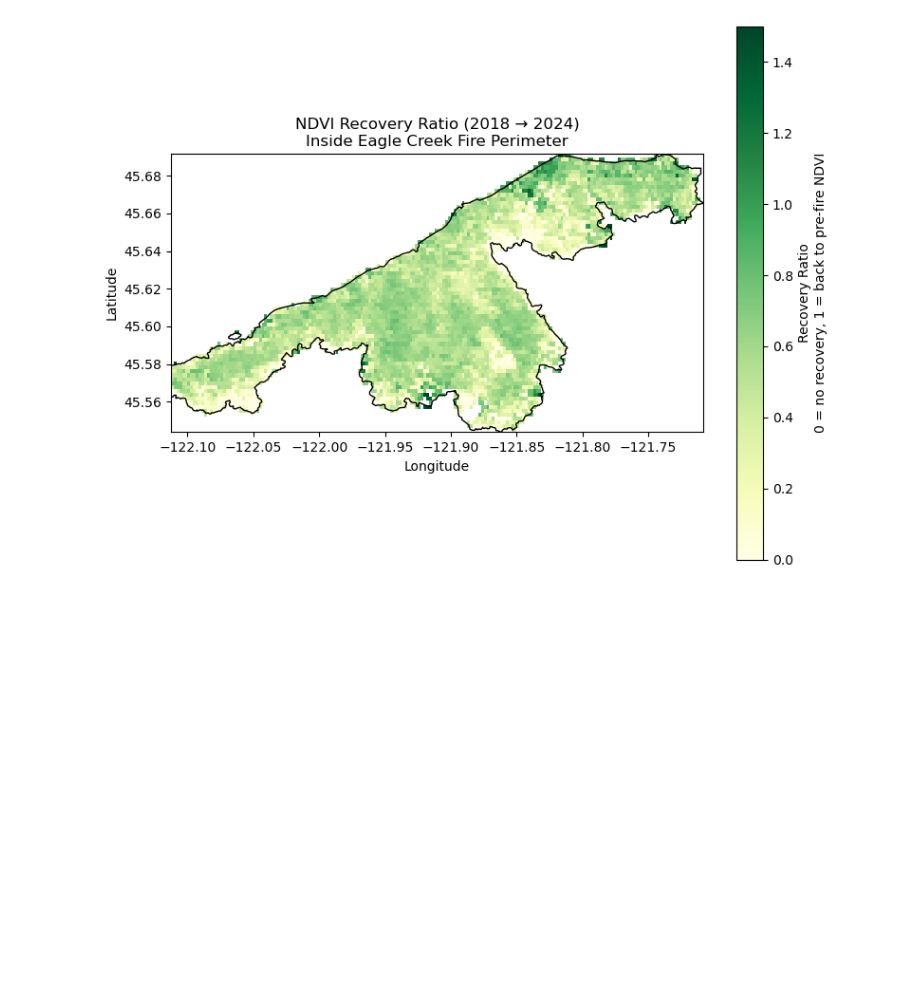
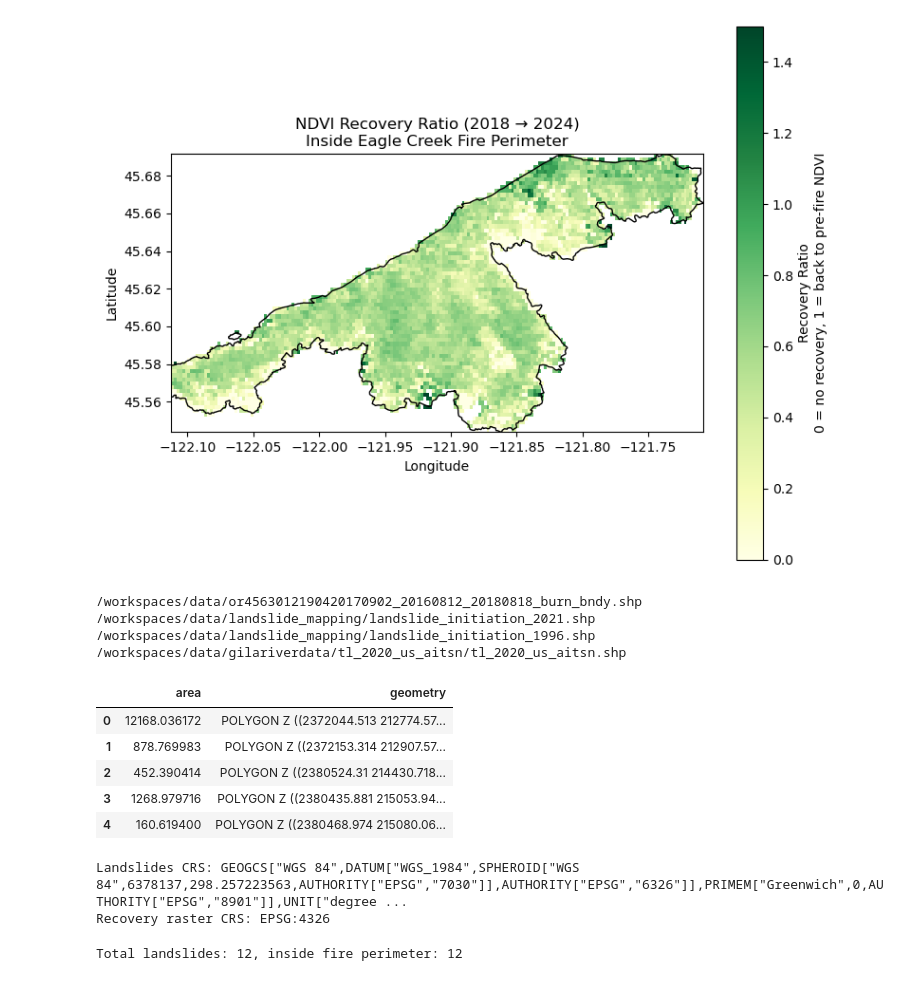
Before and after one commit to earthlab-education/04-vegetation-tkbravo, a Jupyter notebook: notebooks/fire.ipynb, the cells around one changed output. Saved outputs shown, nothing was run; the diff lists cells and outputs as text; code cells hidden in the pictures; blank space fills up the shorter version.

```diff
--- a/notebooks/fire.ipynb
+++ b/notebooks/fire.ipynb
@@ -705,3 +707,47 @@ Recovery stats (ignoring NaN):
   min: -2.1800005
   5th, 50th, 95th percentiles: [-0.10560452  0.51275975  0.79308757]
 [figure]
+# %%
+for shp in Path("/workspaces").rglob("*.shp"):
+    print(shp)
+# %% [output]
+/workspaces/data/or4563012190420170902_20160812_20180818_burn_bndy.shp
+/workspaces/data/landslide_mapping/landslide_initiation_2021.shp
+/workspaces/data/landslide_mapping/landslide_initiation_1996.shp
+/workspaces/data/gilariverdata/tl_2020_us_aitsn/tl_2020_us_aitsn.shp
+# %%
+# Load the landslide mapping shapefile
+
+landslides = gpd.read_file("/workspaces/data/landslide_mapping/landslide_initiation_2021.shp")
+
+landslides.head()
+# %% [output]
+|  | area | geometry |
+| 0 | 12168.036172 | POLYGON Z ((2372044.513 212774.57... |
+| 1 | 878.769983 | POLYGON Z ((2372153.314 212907.57... |
+| 2 | 452.390414 | POLYGON Z ((2380524.31 214430.718... |
+| 3 | 1268.979716 | POLYGON Z ((2380435.881 215053.94... |
+| 4 | 160.619400 | POLYGON Z ((2380468.974 215080.06... |
+# %%
+# Reproject landslides to match the NDVI recovery raster
+
+# Make sure CRS matches the NDVI recovery raster
+target_crs = recovery_da.rio.crs
+
+if landslides.crs != target_crs:
+    landslides = landslides.to_crs(target_crs)
+
+print("Landslides CRS:", landslides.crs)
+print("Recovery raster CRS:", target_crs)
+# %% [output]
+Landslides CRS: GEOGCS["WGS 84",DATUM["WGS_1984",SPHEROID["WGS 84",6378137,298.257223563,AUTHORITY["EPSG","7030"]],AUTHORITY["EPSG","6326"]],PRIMEM["Greenwich",0,AUTHORITY["EPSG","8901"]],UNIT["degree ...
+Recovery raster CRS: EPSG:4326
+# %%
+# Clip landslides to the fire perimeter
+
+# fire_ndvi is your fire perimeter in the same CRS as recovery_da (from your existing code)
+# Only keep landslides that intersect the fire polygon
+landslides_in_fire = gpd.overlay(landslides, fire_ndvi, how="intersection")
+print(f"Total landslides: {len(landslides)}, inside fire perimeter: {len(landslides_in_fire)}")
+# %% [output]
+Total landslides: 12, inside fire perimeter: 12
```
Also changed, not shown: parts of 5 cells of this notebook.
